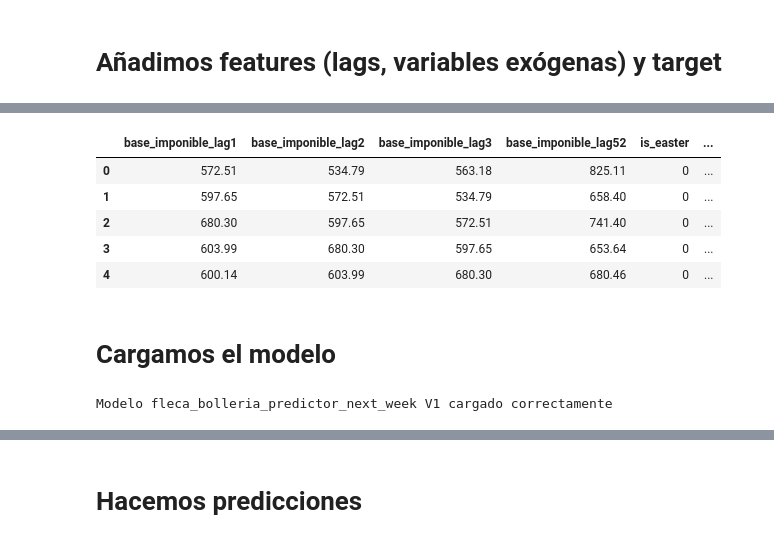
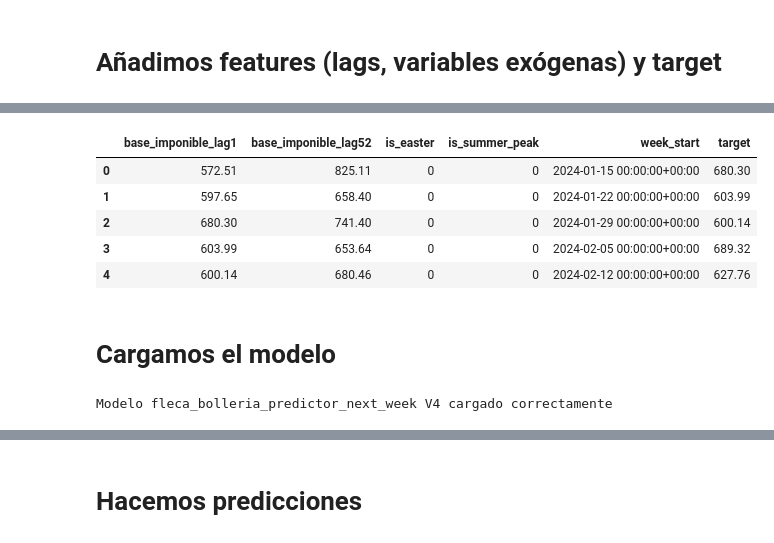
Before and after one commit to joquifer2/mlops_fleca_project, a Jupyter notebook: notebooks/15_inference_pipeline.ipynb, the cells around one changed output, grey strips where cells are left out. Drawn from its saved outputs; the diff is of its cells as text; code cells hidden in the pictures.

Commit message:
Correcciones notebooks: cálculo de semana completa, guardado y predicción con best_model, y consistencia de imports. Fixes para XGBRegressor y pipeline de entrenamiento/inferencia.

```diff
--- a/notebooks/15_inference_pipeline.ipynb
+++ b/notebooks/15_inference_pipeline.ipynb
@@ -175,7 +161,7 @@ from src.model import transformar_features_target
 # Procesar datos usando la función mejorada que acepta tuplas directamente
 ts_df = transformar_features_target(
     ts_df,
-    lags_list=[1, 2, 3, 52],
+    lags_list=[1, 52],
     columna_target='base_imponible',
     cols_exogenas=['is_easter', 'is_summer_peak'],
     periodos_adelante=1,
@@ -195,9 +180,9 @@ ts_df.head(5)
-|  | base_imponible_lag1 | base_imponible_lag2 | base_imponible_lag3 | base_imponible_lag52 | is_easter | ... |
-| 0 | 572.51 | 534.79 | 563.18 | 825.11 | 0 | ... |
-| 1 | 597.65 | 572.51 | 534.79 | 658.40 | 0 | ... |
-| 2 | 680.30 | 597.65 | 572.51 | 741.40 | 0 | ... |
-| 3 | 603.99 | 680.30 | 597.65 | 653.64 | 0 | ... |
-| 4 | 600.14 | 603.99 | 680.30 | 680.46 | 0 | ... |
+|  | base_imponible_lag1 | base_imponible_lag52 | is_easter | is_summer_peak | week_start | target |
+| 0 | 572.51 | 825.11 | 0 | 0 | 2024-01-15 00:00:00+00:00 | 680.30 |
+| 1 | 597.65 | 658.40 | 0 | 0 | 2024-01-22 00:00:00+00:00 | 603.99 |
+| 2 | 680.30 | 741.40 | 0 | 0 | 2024-01-29 00:00:00+00:00 | 600.14 |
+| 3 | 603.99 | 653.64 | 0 | 0 | 2024-02-05 00:00:00+00:00 | 689.32 |
+| 4 | 600.14 | 680.46 | 0 | 0 | 2024-02-12 00:00:00+00:00 | 627.76 |
 # %% [markdown]
 # Cargamos el modelo
 # %%
@@ -206,7 +191,7 @@ import joblib
 ## se obtiene del config
 
 MODEL_NAME = "fleca_bolleria_predictor_next_week"
-MODEL_VERSION = 1
+MODEL_VERSION = 4
 MODEL_FILE ='xgboost_hopsworks.pkl'
 
 
@@ -219,7 +204,7 @@ model = joblib.load(Path(model_dir) / MODEL_FILE)
 
 print(f'Modelo {MODEL_NAME} V{MODEL_VERSION} cargado correctamente')
 # %% [output]
-Modelo fleca_bolleria_predictor_next_week V1 cargado correctamente
+Modelo fleca_bolleria_predictor_next_week V4 cargado correctamente
 # %%
 # Verificar qué columnas tenemos después de transformar_features_target
 print("Columnas después de transformar_features_target:")
```
Also changed, not shown: parts of 14 cells of this notebook, 12 other files.
